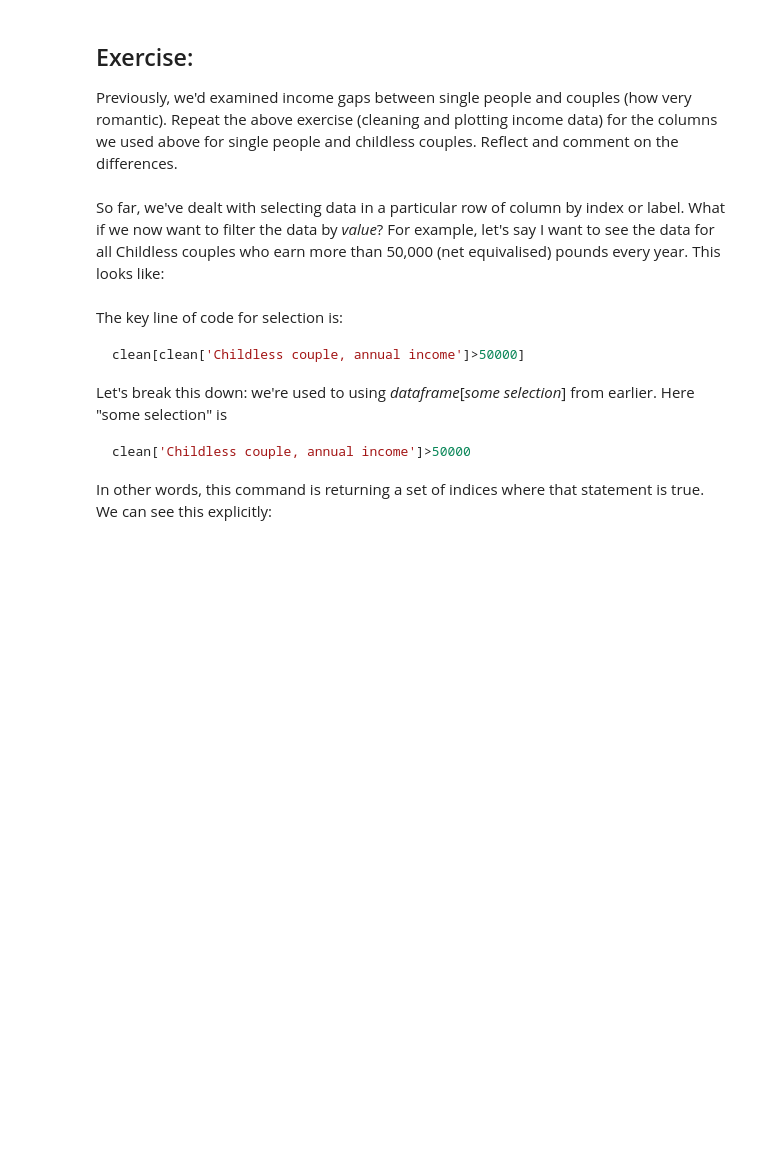
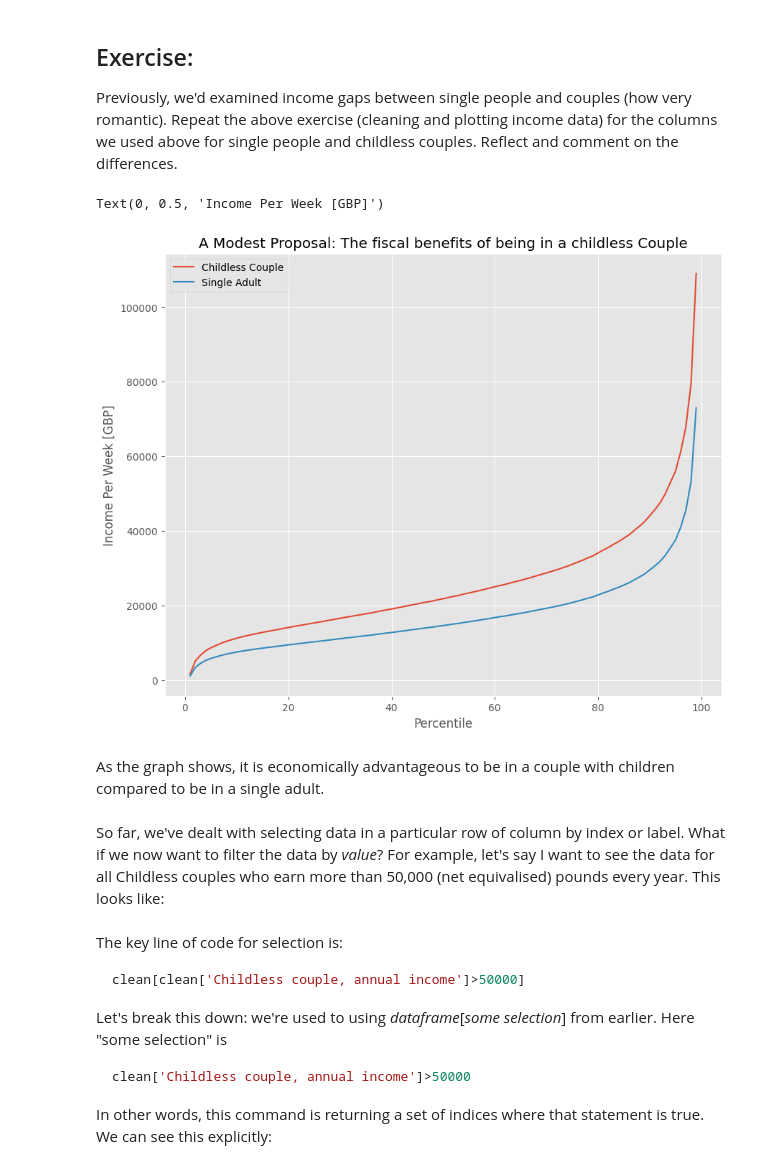
Before and after one commit to defneyucesir/QM-2, a Jupyter notebook: notebooks/W02. Pandas.ipynb, the cells around one changed output. Saved outputs shown, nothing was run; the diff lists cells and outputs as text; code cells hidden in the pictures; blank space fills up the shorter version.

```diff
--- a/notebooks/W02. Pandas.ipynb
+++ b/notebooks/W02. Pandas.ipynb
@@ -311,3 +368,21 @@ Add your reflection here.
+# %%
+clean2 = income[['Childless couple, annual income','Single adult']]
+
+clean2=clean2.replace(',', '', regex=True)
+
+clean2 = clean2.replace('-', 'NaN', regex=True).astype('float')
+clean2.head()
+
+clean2.plot(y=['Childless couple, annual income', 'Single adult'],
+            label=['Childless Couple', 'Single Adult']) # Added label argument
+plt.title('A Modest Proposal: The fiscal benefits of being in a childless Couple')
+plt.xlabel('Percentile')
+plt.ylabel('Income Per Week [GBP]')
+# %% [output]
+Text(0, 0.5, 'Income Per Week [GBP]')
+[figure, added]
+# %% [markdown]
+As the graph shows, it is economically advantageous to be in a couple with children compared to be in a single adult.
 # %% [markdown]
 So far, we've dealt with selecting data in a particular row of column by index or label. What if we now want to filter the data by *value*? For example, let's say I want to see the data for all Childless couples who earn more than 50,000 (net equivalised) pounds every year. This looks like:
 # %%
```
Also changed, not shown: parts of 22 cells of this notebook.
